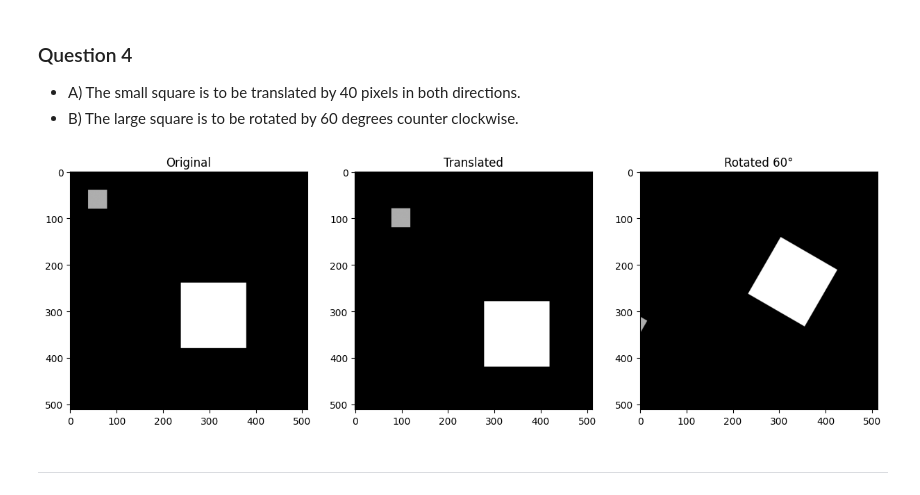
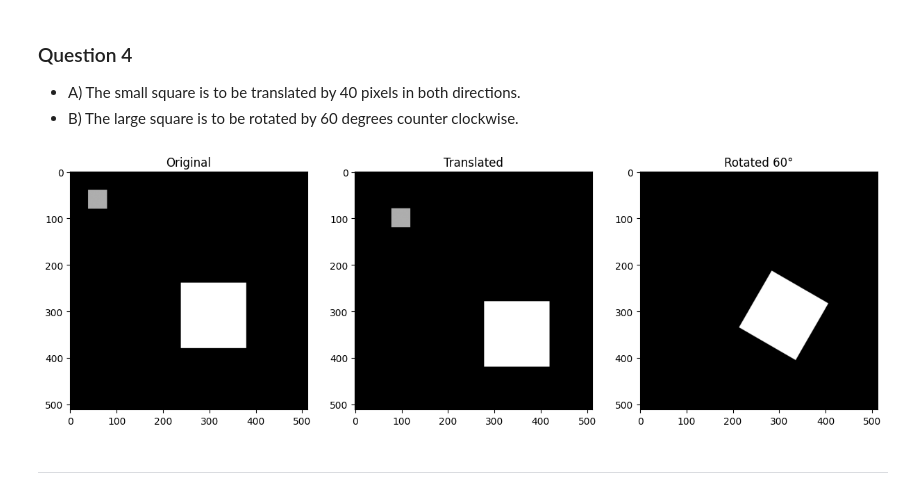
Before and after one commit to SaeedMPro/image-processing, a Jupyter notebook: assignment-1/assignment-1.ipynb, the cells around one changed output. Saved outputs shown, nothing was run; the diff lists cells and outputs as text; code cells hidden in the pictures.

Commit message:
fix: fix image rotating

```diff
--- a/assignment-1/assignment-1.ipynb
+++ b/assignment-1/assignment-1.ipynb
@@ -387,36 +387,38 @@ import cv2
 import matplotlib.pyplot as plt
 import numpy as np
 
 img = cv2.imread("./required-files/square.gif", cv2.IMREAD_GRAYSCALE)
 rows, cols = img.shape[:2]
 
 # Translate
 M_trans = np.float32([[1,0,40],[0,1,40]])
 trans = cv2.warpAffine(img, M_trans, (cols, rows))
 
 # Rotate
-center = (cols//2, rows//2)
-M_rot = cv2.getRotationMatrix2D(center, angle=60, scale=1.0)
+max_val = np.max(img)
+ys, xs = np.where(img == max_val)
+cx, cy = np.mean(xs), np.mean(ys)
+M_rot = cv2.getRotationMatrix2D((cx,cy), 60, 1.0)
 rot = cv2.warpAffine(img, M_rot, (cols, rows))
 
 # Show all
 plt.figure(figsize=(15,5))
 
 plt.subplot(1,3,1)
 plt.imshow(img, cmap='gray')
 plt.title('Original')
 
 plt.subplot(1,3,2)
 plt.imshow(trans, cmap='gray')
 plt.title('Translated')
 
 plt.subplot(1,3,3)
 plt.imshow(rot, cmap='gray')
 plt.title('Rotated 60°')
 
 plt.show()
 # %% [output]
-[figure, old version]
+[figure, new version]
 # %% [markdown]
 ---
 # %% [markdown]
```
Also changed, not shown: parts of 1 cell of this notebook.
